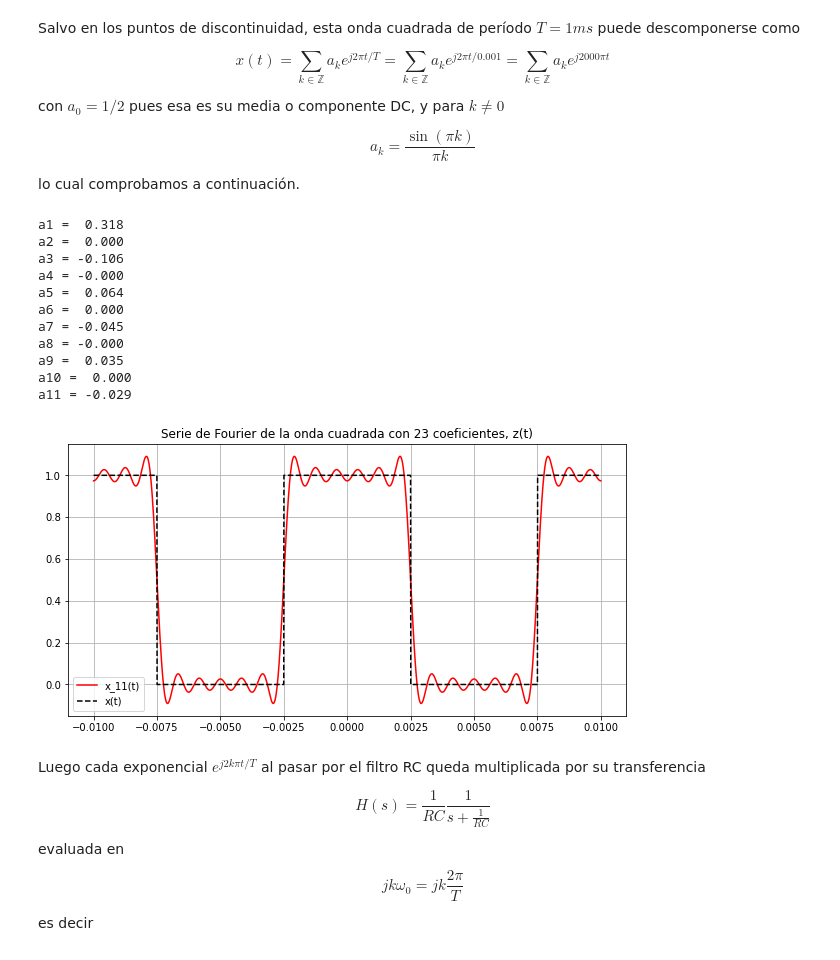
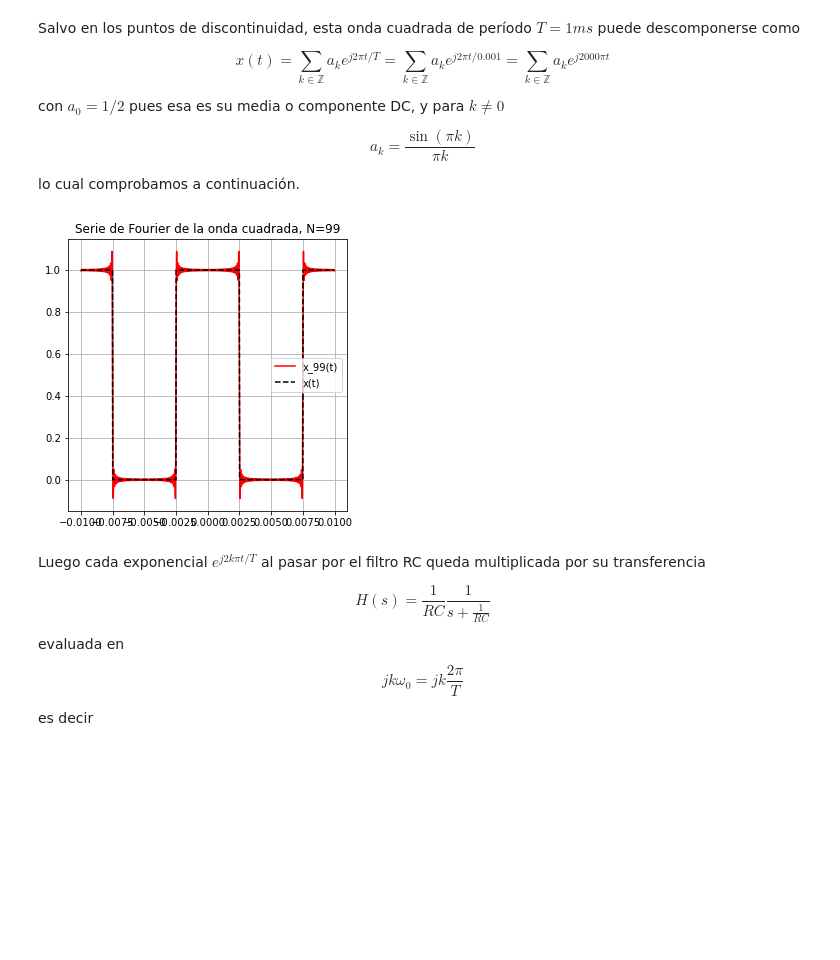
Before and after one commit to seys-fing/scripts, a Jupyter notebook: seys_04_onda_cuadrada_filtrada.ipynb, the cells around one changed output. Cells and saved outputs as stored; diff of their text form; code cells hidden in the pictures; blank space fills up the shorter version.

```diff
--- a/seys_04_onda_cuadrada_filtrada.ipynb
+++ b/seys_04_onda_cuadrada_filtrada.ipynb
@@ -41,35 +41,24 @@ $$a_k=\frac{\sin(\pi k)}{\pi k}$$
 
 lo cual comprobamos a continuación.
 # %%
-K = 11
+K = 99
 kCoeff = 2 * K + 1
 a0 = 0.5
 z = a0
 for k in range(1, K + 1):
     a_k = np.sin(np.pi * k / 2) / (k * np.pi)
     z = z + a_k * np.exp(1j * 2 * np.pi * k * t / T)
     z = z + a_k * np.exp(-1j * 2 * np.pi * k * t / T)
-    print("a%d = %6.3f" % (k, a_k))
+#     print("a%d = %6.3f" % (k, a_k))
 
-plt.figure()
+plt.figure(figsize=(5,5))
 plt.plot(t, np.real(z), '-r', label='x_%d(t)' % K)
 plt.plot(t, x, '--k', label='x(t)')
-plt.title("Serie de Fourier de la onda cuadrada con %d coeficientes, z(t)" % kCoeff)
+plt.title("Serie de Fourier de la onda cuadrada, N=%d" % K)
 plt.legend()
 plt.grid()
 # %% [output]
-a1 =  0.318
-a2 =  0.000
-a3 = -0.106
-a4 = -0.000
-a5 =  0.064
-a6 =  0.000
-a7 = -0.045
-a8 = -0.000
-a9 =  0.035
-a10 =  0.000
-a11 = -0.029
-[figure, old version]
+[figure, new version]
 # %% [markdown]
 Luego cada exponencial $e^{j 2 k\pi t/T}$ al pasar por el filtro RC queda multiplicada por su transferencia
 
```
Also changed, not shown: 3 other files.
